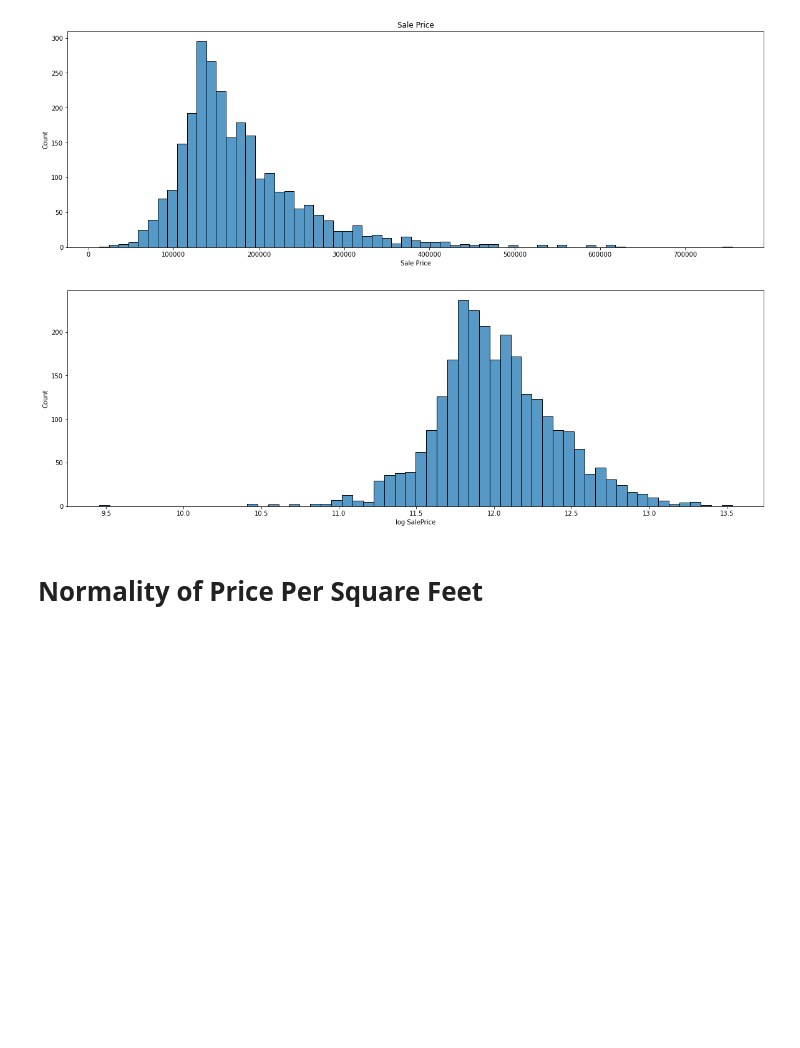
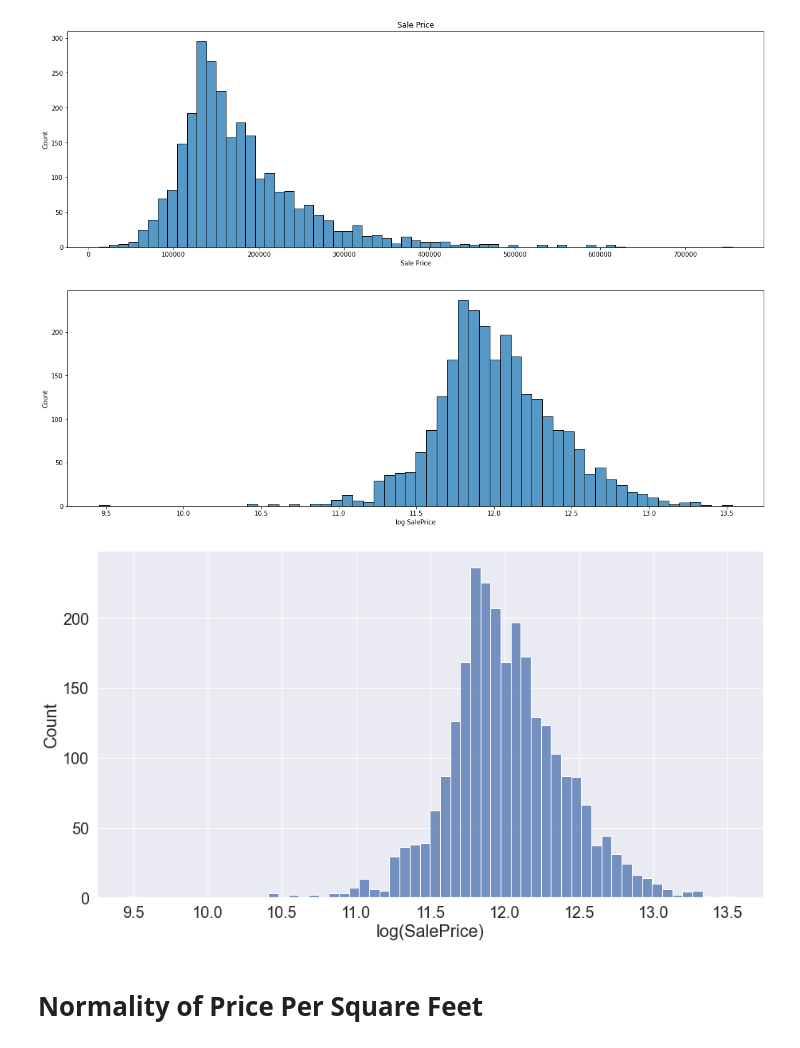
Before and after one commit to nickelworks/machine-learning-housing-project, a Jupyter notebook: charles/eda/Untitled.ipynb, the cells around one changed output. Cells and saved outputs as stored; diff of their text form; code cells hidden in the pictures; blank space fills up the shorter version.

```diff
--- a/charles/eda/Untitled.ipynb
+++ b/charles/eda/Untitled.ipynb
@@ -171,6 +188,15 @@ axes[1].set_xlabel('log SalePrice')
 # %% [output]
 Text(0.5, 0, 'log SalePrice')
 [figure]
+# %%
+sns.set(font_scale = 1.8)
+plt.rcParams['figure.figsize'] = 15,8
+
+sns.histplot(x = np.log(data['SalePrice'])).set_xlabel('log(SalePrice)')
+
+plt.savefig('logsalepricehist.png', dpi = 500)
+# %% [output]
+[figure, added]
 # %% [markdown]
 # Normality of Price Per Square Feet
 # %%
```
Also changed, not shown: parts of 4 cells of this notebook, 46 other files.
